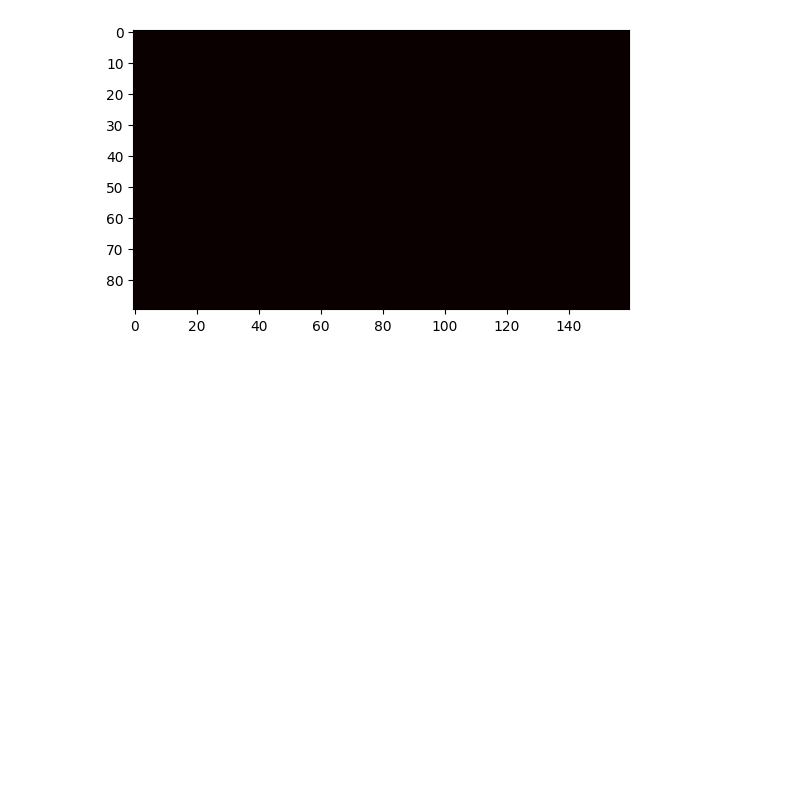
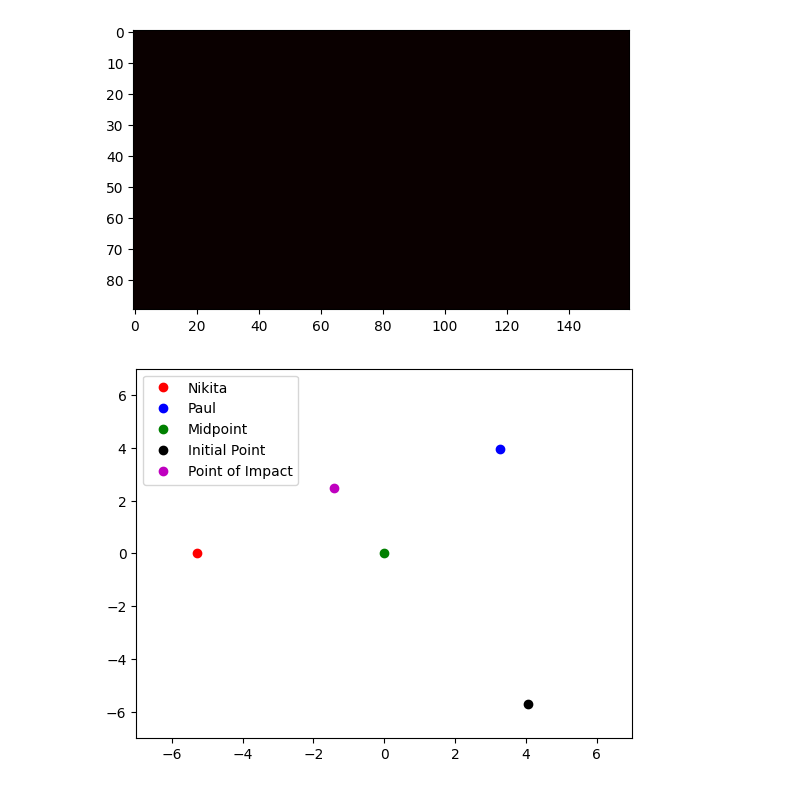
Before and after one commit to MrWhatZitToYaa/IGNNS-final-project, a Jupyter notebook: experimental/convert_videos.ipynb, the cells around one changed output. Cells and saved outputs as stored; diff of their text form; code cells hidden in the pictures; blank space fills up the shorter version.

```diff
--- a/experimental/convert_videos.ipynb
+++ b/experimental/convert_videos.ipynb
@@ -91,0 +115,30 @@ MovieWriter imagemagick unavailable; using Pillow instead.
+# %%
+# coordinates
+cam_nikita, cam_paul, midpoint, initial_point, point_of_impact = GPS_to_coordinate_system(cam_nikita, cam_paul, midpoint, initial_point, point_of_impact)
+
+cam_radius = - cam_nikita[0]
+
+cam_radian_nikita = 0.0
+
+# calculate counterclockwise roational angle between cam_nikita and cam paul
+
+cam_nikita_norm = cam_nikita / np.linalg.norm(cam_nikita)
+cam_paul_norm = cam_paul / np.linalg.norm(cam_paul)
+
+cos_angle = np.dot(cam_nikita_norm, cam_paul_norm)
+
+angle = np.arccos(cos_angle)
+
+cam_radian_paul = 2*np.pi - angle
+# %%
+plt.plot(cam_nikita[0], cam_nikita[1], 'ro', label='Nikita')
+plt.plot(cam_paul[0], cam_paul[1], 'bo', label='Paul')
+plt.plot(midpoint[0], midpoint[1], 'go', label='Midpoint')
+plt.plot(initial_point[0], initial_point[1], 'ko', label='Initial Point')
+plt.plot(point_of_impact[0], point_of_impact[1], 'mo', label='Point of Impact')
+plt.xlim(-7, 7)
+plt.ylim(-7, 7)
+plt.legend()
+plt.show()
+# %% [output]
+[figure, added]
```
Also changed, not shown: parts of 12 cells of this notebook, 1 other file.
